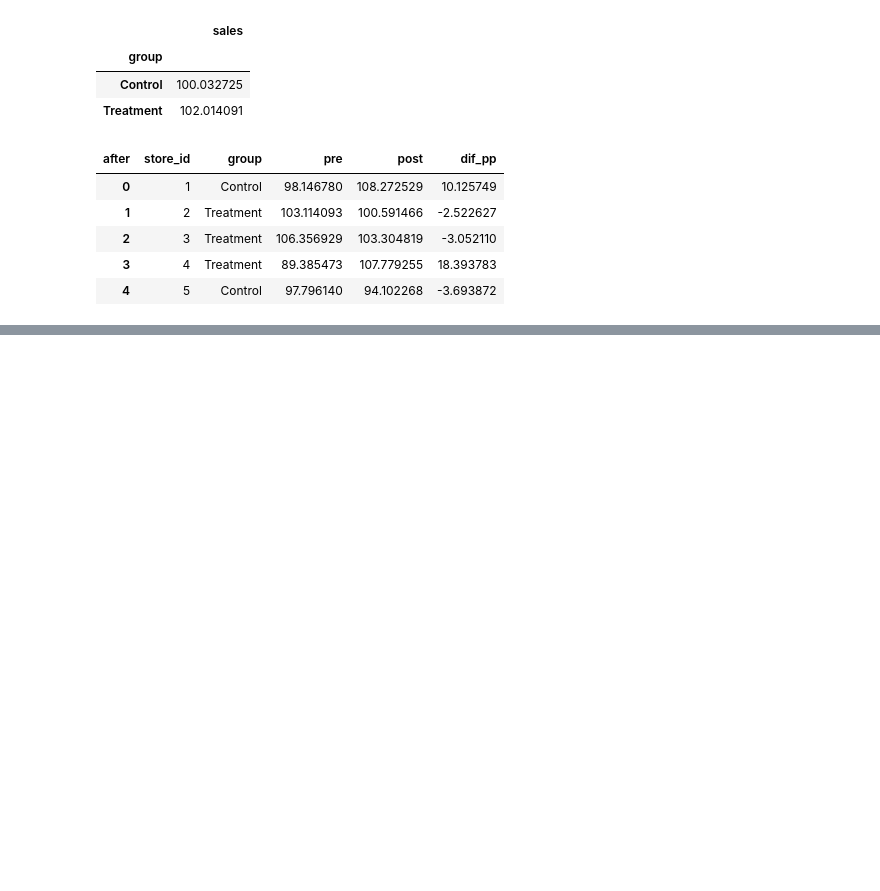
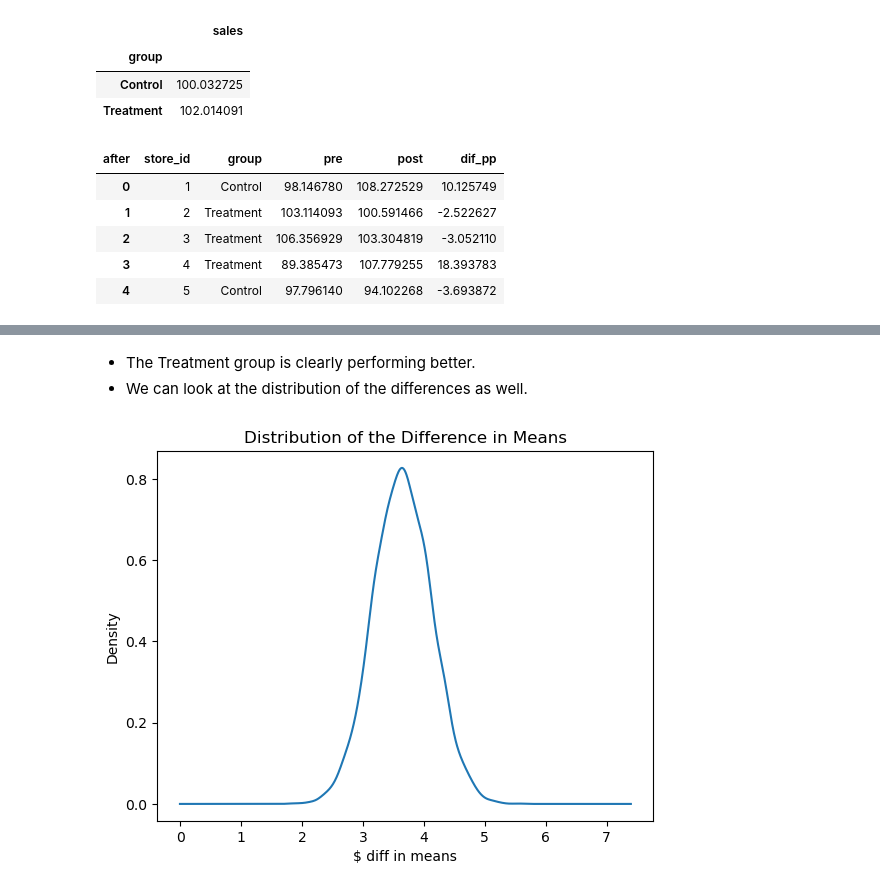
Before and after one commit to CodexploreRepo/ab-testing, a Jupyter notebook: notebooks/00-pre-post-treatment-test.ipynb, the cells around one changed output, grey strips where cells are left out. Saved outputs shown, nothing was run; the diff lists cells and outputs as text; code cells hidden in the pictures; blank space fills up the shorter version.

```diff
--- a/notebooks/00-pre-post-treatment-test.ipynb
+++ b/notebooks/00-pre-post-treatment-test.ipynb
@@ -120,0 +263,13 @@ df_pre_post.head()
+# %% [markdown]
+- The Treatment group is clearly performing better.
+- We can look at the distribution of the differences as well.
+# %%
+# create a new column, diff, which is the difference between the two variants, scaled by the control group
+boot_means['treat_control_diff'] = (boot_means['Treatment'] - boot_means['Control'])
+
+# plot the bootstrap sample difference
+ax = boot_means['treat_control_diff'].plot(kind = 'kde')
+ax.set_xlabel("$ diff in means")
+plt.title('Distribution of the Difference in Means');
+# %% [output]
+[figure, added]
```
Also changed, not shown: parts of 27 cells of this notebook, 2 other files.
